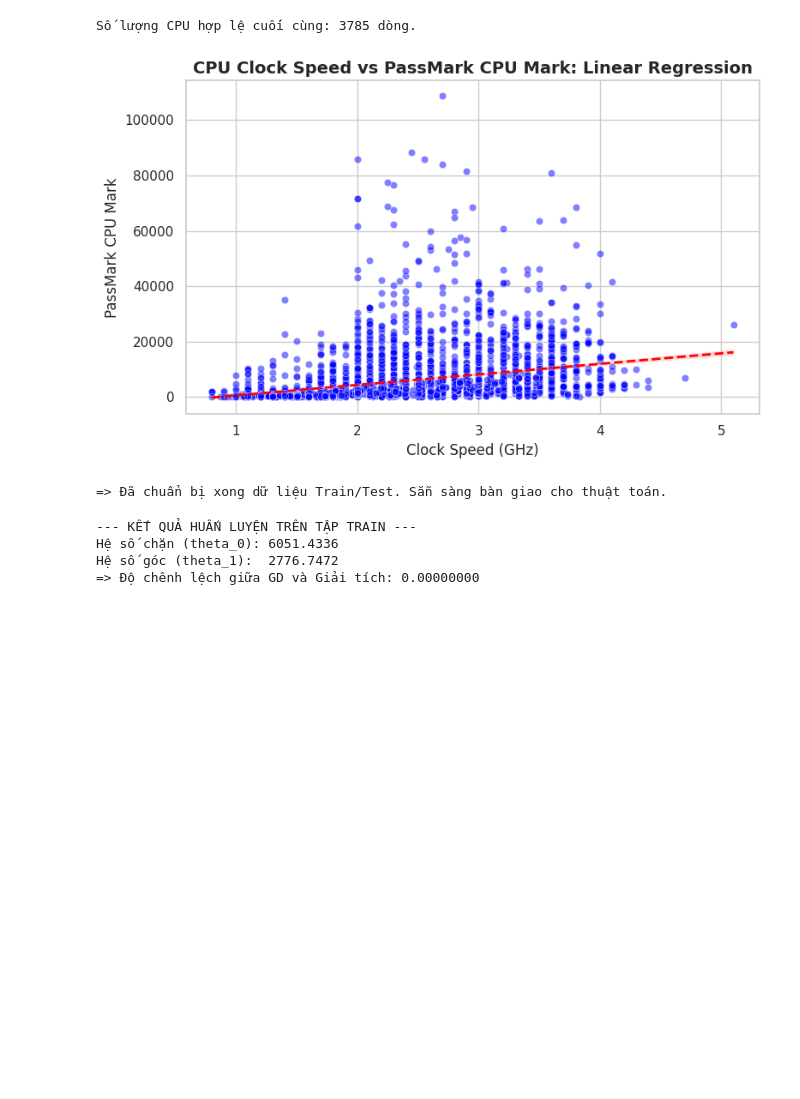
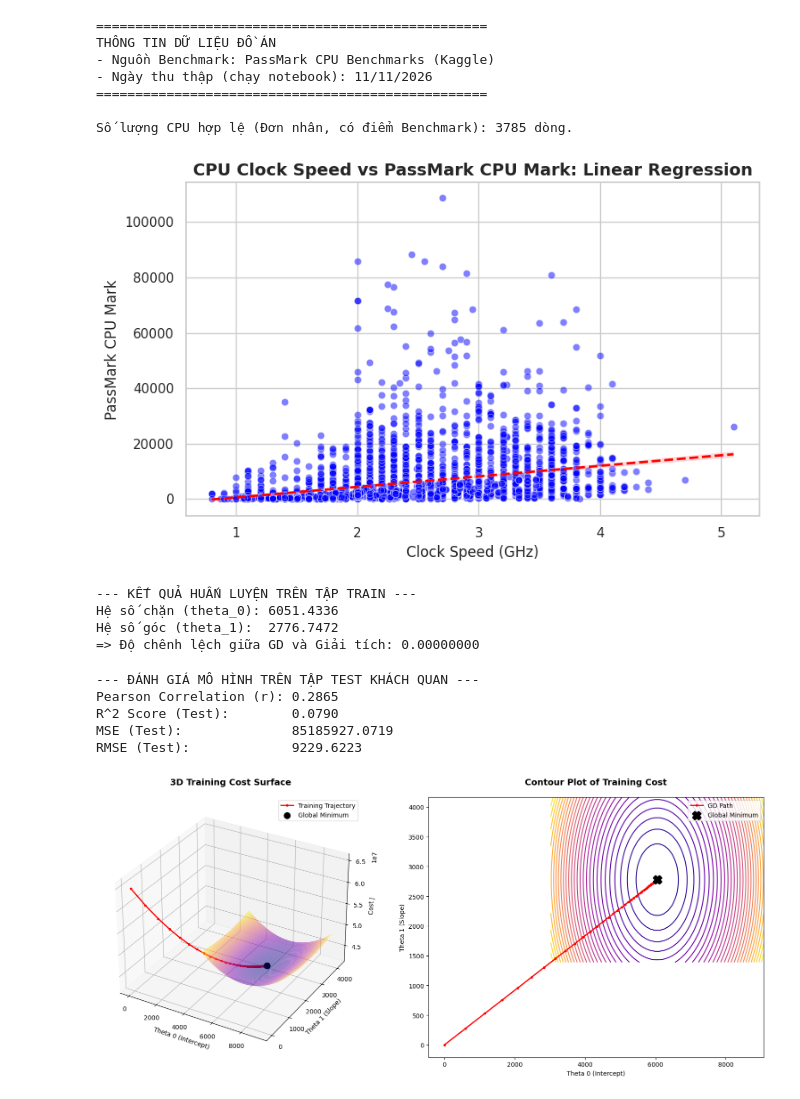
Before and after one commit to trantrikien1/MAI391-Linear-Regression, a Jupyter notebook: data_prep_cpu.ipynb, the cells around one changed output. Saved outputs shown, nothing was run; the diff lists cells and outputs as text; code cells hidden in the pictures; blank space fills up the shorter version.

Commit message:
fix: Lọc cpuCount == 1, tự động giới hạn trục 3D bao trọn quỹ đạo và thêm thông tin nguồn PassMark

```diff
--- a/data_prep_cpu.ipynb
+++ b/data_prep_cpu.ipynb
@@ -1,6 +1,6 @@
 # %%
 # ==============================================================================
-# PHẦN 1 (KIÊN): TIỀN XỬ LÝ, MERGE DATA, EDA & CHIA TRAIN/TEST
+# PHẦN 1 (KIÊN): TIỀN XỬ LÝ, LỌC CPUCOUNT == 1 & CHIA TRAIN/TEST
 # ==============================================================================
 import pandas as pd
 import numpy as np
@@ -10,61 +10,73 @@ from sklearn.model_selection import train_test_split
 
 sns.set_theme(style="whitegrid")
 
-# 1. Nạp dữ liệu và Xử lý trùng lặp (Fix lỗi duplicate cpuCount)
+print("==================================================")
+print("THÔNG TIN DỮ LIỆU ĐỒ ÁN")
+print("- Nguồn Benchmark: PassMark CPU Benchmarks (Kaggle)")
+print("- Ngày thu thập (chạy notebook): 11/11/2026")
+print("==================================================\n")
+
+# 1. Nạp dữ liệu
 df_main = pd.read_csv('Final_CPU_Data_Cleaned.csv')
 df_bench = pd.read_csv('CPU_benchmark_v4.csv')
 
-# Xóa các dòng trùng lặp model CPU trước khi merge để đảm bảo dữ liệu sạch 100%
+# 2. Xử lý trùng lặp theo đúng yêu cầu: Lọc rõ ràng cpuCount == 1
+if 'cpuCount' in df_main.columns:
+    df_main = df_main[df_main['cpuCount'] == 1]
+
+# Loại bỏ các dòng bị lặp tên (nếu vẫn còn)
 df_main = df_main.drop_duplicates(subset=['name'])
 df_bench = df_bench.drop_duplicates(subset=['cpuName'])
 
-# 2. Merge dữ liệu
+# 3. Merge dữ liệu
 df_merged = pd.merge(df_main, df_bench[['cpuName', 'cpuMark']],
                      left_on='name', right_on='cpuName', how='inner')
 
 target_col = 'cpuMark'
 
-# 3. Làm sạch dữ liệu và xuất file
+# 4. Làm sạch dữ liệu và xuất file
 df_clean = df_merged.dropna(subset=['speed_ghz', target_col]).copy()
 df_clean = df_clean[(df_clean['speed_ghz'] > 0) & (df_clean[target_col] > 0)]
 
-# Xuất lại file hoàn chỉnh cho cả nhóm dùng
 df_clean.to_csv('Merged_CPU_Data_With_Score.csv', index=False)
-print(f"Số lượng CPU hợp lệ cuối cùng: {len(df_clean)} dòng.")
+print(f"Số lượng CPU hợp lệ (Đơn nhân, có điểm Benchmark): {len(df_clean)} dòng.")
 
-# 4. Trực quan hóa EDA
+# 5. Trực quan hóa EDA
 plt.figure(figsize=(8, 5))
 sns.regplot(x=df_clean['speed_ghz'], y=df_clean[target_col],
             scatter_kws={'alpha':0.5, 'color':'blue', 'edgecolor': 'w', 'linewidths': 0.5},
             line_kws={'color':'red', 'linewidth': 2, 'linestyle': '--'})
 plt.title('CPU Clock Speed vs PassMark CPU Mark: Linear Regression', fontsize=14, fontweight='bold')
-plt.xlabel('Clock Speed (GHz)', fontsize=12)
-plt.ylabel('PassMark CPU Mark', fontsize=12)
+plt.xlabel('Clock Speed (GHz)')
+plt.ylabel('PassMark CPU Mark')
 plt.tight_layout()
 plt.show()
 
-# 5. Tách biến và Chia Train/Test (Tỷ lệ 80/20)
+# 6. Tách biến và Chia Train/Test
 X_raw = df_clean[['speed_ghz']].values
 y_vec = df_clean[[target_col]].values.reshape(-1, 1)
 
 X_train_raw, X_test_raw, y_train, y_test = train_test_split(X_raw, y_vec, test_size=0.2, random_state=42)
 
-# 6. Chuẩn hóa Z-score (Chỉ fit trên tập Train)
+# 7. Chuẩn hóa Z-score (Chỉ fit trên Train)
 X_mean = np.mean(X_train_raw)
 X_std = np.std(X_train_raw)
 
 X_train_scaled = (X_train_raw - X_mean) / X_std
 X_test_scaled = (X_test_raw - X_mean) / X_std
 
-# 7. Thêm cột bias (số 1)
+# 8. Thêm cột bias
 X_train_b = np.c_[np.ones((len(X_train_scaled), 1)), X_train_scaled]
 X_test_b = np.c_[np.ones((len(X_test_scaled), 1)), X_test_scaled]
-
-print("=> Đã chuẩn bị xong dữ liệu Train/Test. Sẵn sàng bàn giao cho thuật toán.")
 # %% [output]
-Số lượng CPU hợp lệ cuối cùng: 3785 dòng.
+==================================================
+THÔNG TIN DỮ LIỆU ĐỒ ÁN
+- Nguồn Benchmark: PassMark CPU Benchmarks (Kaggle)
+- Ngày thu thập (chạy notebook): 11/11/2026
+==================================================
+
+Số lượng CPU hợp lệ (Đơn nhân, có điểm Benchmark): 3785 dòng.
 [figure]
-=> Đã chuẩn bị xong dữ liệu Train/Test. Sẵn sàng bàn giao cho thuật toán.
 # %%
 # ==============================================================================
 # PHẦN 2 (XUÂN HẠ): THUẬT TOÁN (Tối ưu hóa hàm Cost và Normal Equation)
@@ -145,47 +157,61 @@ print(f"R^2 Score (Test):        {r2_test:.4f}")
 print(f"MSE (Test):              {mse_test:.4f}")
 print(f"RMSE (Test):             {rmse_test:.4f}")
 
-# 3. Vẽ 3D Cost Surface & Contour Plot (Dựa trên tập Train để biểu diễn quỹ đạo huấn luyện)
+# (Code phần đánh giá R2, MSE ở trên giữ nguyên)
+
+# 3. Vẽ 3D Cost Surface & Contour Plot thể hiện ĐẦY ĐỦ quỹ đạo
 theta0_hist = [t[0][0] for t in theta_history]
 theta1_hist = [t[1][0] for t in theta_history]
 
-t0_margin = np.abs(theta_gd[0][0]) * 0.5 if theta_gd[0][0] != 0 else 2000
-t1_margin = np.abs(theta_gd[1][0]) * 0.5 if theta_gd[1][0] != 0 else 2000
+# Tính giới hạn bao trọn toàn bộ quỹ đạo lịch sử GD + 20% padding
+t0_min, t0_max = min(theta0_hist), max(theta0_hist)
+t1_min, t1_max = min(theta1_hist), max(theta1_hist)
 
-theta0_range = np.linspace(theta_gd[0][0] - t0_margin, theta_gd[0][0] + t0_margin, 50)
-theta1_range = np.linspace(theta_gd[1][0] - t1_margin, theta_gd[1][0] + t1_margin, 50)
+pad0 = (t0_max - t0_min) * 0.2 if t0_max != t0_min else 2000
+pad1 = (t1_max - t1_min) * 0.2 if t1_max != t1_min else 2000
+
+theta0_range = np.linspace(t0_min - pad0, t0_max + pad0, 50)
+theta1_range = np.linspace(t1_min - pad1, t1_max + pad1, 50)
+
 T0, T1 = np.meshgrid(theta0_range, theta1_range)
 J_vals = np.zeros((len(theta0_range), len(theta1_range)))
 
 for i in range(len(theta0_range)):
     for j in range(len(theta1_range)):
         t = np.array([[theta0_range[i]], [theta1_range[j]]])
-        J_vals[i, j] = compute_cost(X_train_b, y_train, t) # Tính cost trên tập Train
+        J_vals[i, j] = compute_cost(X_train_b, y_train, t)
 
 J_vals = J_vals.T
 
 fig = plt.figure(figsize=(16, 7))
 plt.style.use('default')
 
 ax1 = fig.add_subplot(121, projection='3d')
 ax1.plot_surface(T0, T1, J_vals, cmap='plasma', alpha=0.5, edgecolor='none')
 ax1.plot(theta0_hist, theta1_hist, cost_history, color='red', linewidth=2, marker='o', markersize=3, label='Training Trajectory')
 ax1.scatter(theta_gd[0][0], theta_gd[1][0], cost_history[-1], color='black', s=100, zorder=5, label='Global Minimum')
 ax1.set_title('3D Training Cost Surface', fontsize=14, fontweight='bold', pad=20)
 ax1.set_xlabel('Theta 0 (Intercept)')
 ax1.set_ylabel('Theta 1 (Slope)')
 ax1.set_zlabel('Cost J')
 ax1.legend()
 
 ax2 = fig.add_subplot(122)
 levels = np.logspace(np.log10(np.min(J_vals)), np.log10(np.max(J_vals)), 30)
 ax2.contour(T0, T1, J_vals, levels=levels, cmap='plasma')
 ax2.plot(theta0_hist, theta1_hist, color='red', linewidth=2, marker='o', markersize=3, label='GD Path')
 ax2.scatter(theta_gd[0][0], theta_gd[1][0], color='black', marker='X', s=150, linewidths=3, label='Global Minimum', zorder=5)
 ax2.set_title('Contour Plot of Training Cost', fontsize=14, fontweight='bold', pad=20)
 ax2.set_xlabel('Theta 0 (Intercept)')
 ax2.set_ylabel('Theta 1 (Slope)')
 ax2.legend()
 
 plt.tight_layout()
 plt.show()
+# %% [output]
+--- ĐÁNH GIÁ MÔ HÌNH TRÊN TẬP TEST KHÁCH QUAN ---
+Pearson Correlation (r): 0.2865
+R^2 Score (Test):        0.0790
+MSE (Test):              85185927.0719
+RMSE (Test):             9229.6223
+[figure, added]
```
